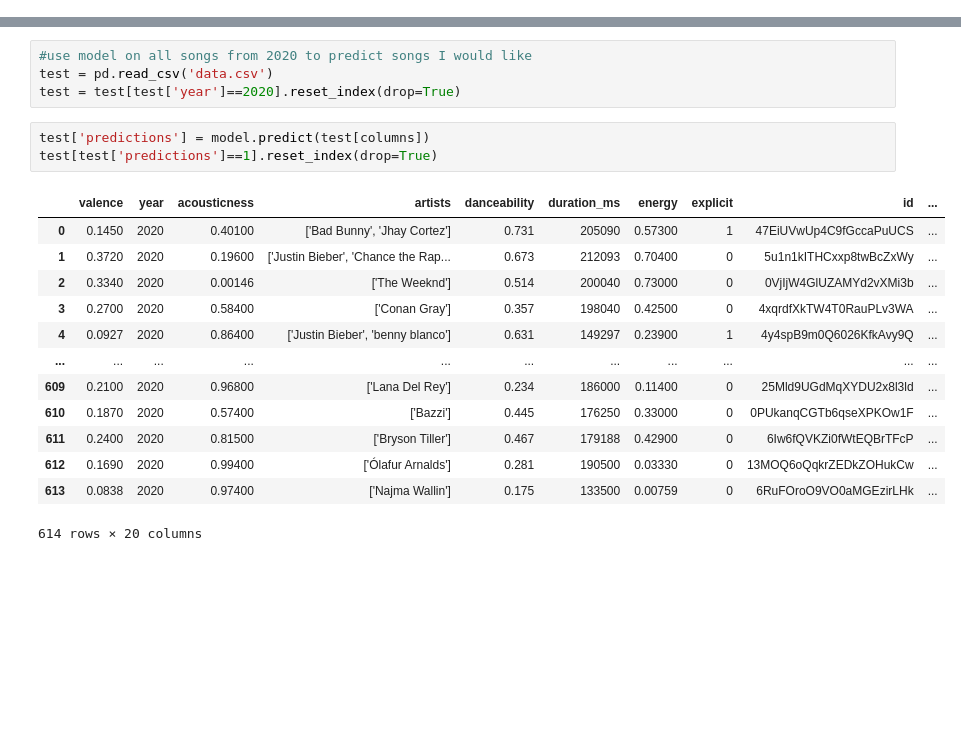
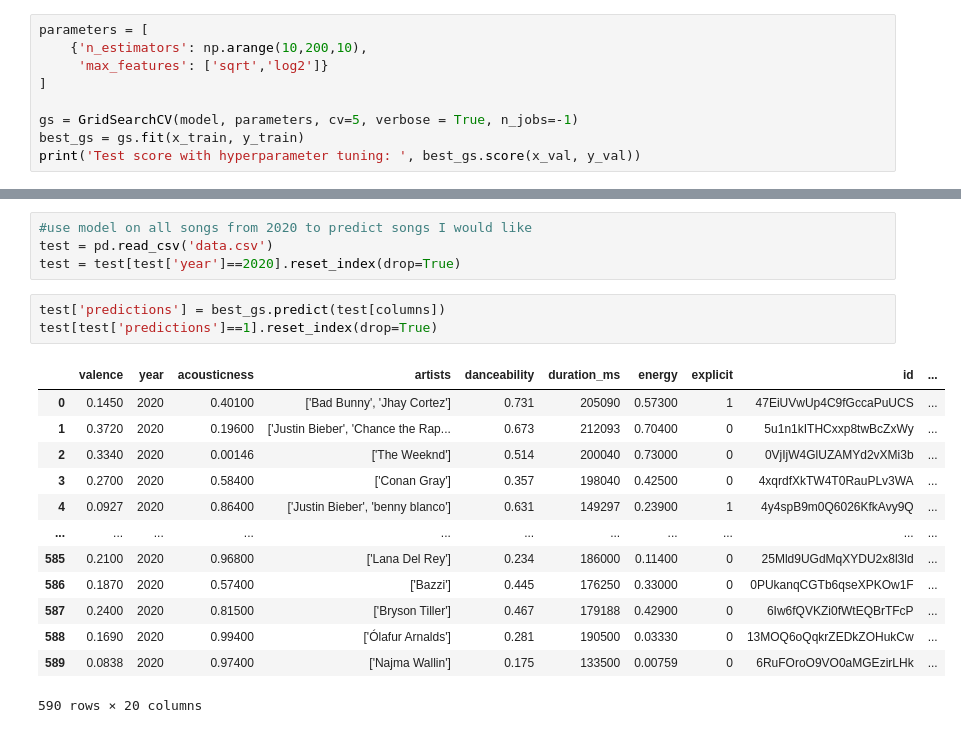
Before and after one commit to selenaalu/spotify_analysis, a Jupyter notebook: spotify.ipynb, the cells around one changed output, grey strips where cells are left out. Drawn from its saved outputs; the diff is of its cells as text; blank space fills up the shorter version.

```diff
--- a/spotify.ipynb
+++ b/spotify.ipynb
@@ -439,0 +528,9 @@ sns.heatmap(conf_matrix, cmap='Blues')
+# %%
+parameters = [
+    {'n_estimators': np.arange(10,200,10),
+     'max_features': ['sqrt','log2']}
+]
+
+gs = GridSearchCV(model, parameters, cv=5, verbose = True, n_jobs=-1)
+best_gs = gs.fit(x_train, y_train)
+print('Test score with hyperparameter tuning: ', best_gs.score(x_val, y_val))
@@ -442,19 +559,19 @@ sns.heatmap(conf_matrix, cmap='Blues')
 test = pd.read_csv('data.csv')
 test = test[test['year']==2020].reset_index(drop=True)
 # %%
-test['predictions'] = model.predict(test[columns])
+test['predictions'] = best_gs.predict(test[columns])
 test[test['predictions']==1].reset_index(drop=True)
 # %% [output]
 |  | valence | year | acousticness | artists | danceability | duration_ms | energy | explicit | id | ... |
 | 0 | 0.1450 | 2020 | 0.40100 | ['Bad Bunny', 'Jhay Cortez'] | 0.731 | 205090 | 0.57300 | 1 | 47EiUVwUp4C9fGccaPuUCS | ... |
 | 1 | 0.3720 | 2020 | 0.19600 | ['Justin Bieber', 'Chance the Rap... | 0.673 | 212093 | 0.70400 | 0 | 5u1n1kITHCxxp8twBcZxWy | ... |
 | 2 | 0.3340 | 2020 | 0.00146 | ['The Weeknd'] | 0.514 | 200040 | 0.73000 | 0 | 0VjIjW4GlUZAMYd2vXMi3b | ... |
 | 3 | 0.2700 | 2020 | 0.58400 | ['Conan Gray'] | 0.357 | 198040 | 0.42500 | 0 | 4xqrdfXkTW4T0RauPLv3WA | ... |
 | 4 | 0.0927 | 2020 | 0.86400 | ['Justin Bieber', 'benny blanco'] | 0.631 | 149297 | 0.23900 | 1 | 4y4spB9m0Q6026KfkAvy9Q | ... |
 | ... | ... | ... | ... | ... | ... | ... | ... | ... | ... | ... |
-| 609 | 0.2100 | 2020 | 0.96800 | ['Lana Del Rey'] | 0.234 | 186000 | 0.11400 | 0 | 25Mld9UGdMqXYDU2x8l3ld | ... |
-| 610 | 0.1870 | 2020 | 0.57400 | ['Bazzi'] | 0.445 | 176250 | 0.33000 | 0 | 0PUkanqCGTb6qseXPKOw1F | ... |
-| 611 | 0.2400 | 2020 | 0.81500 | ['Bryson Tiller'] | 0.467 | 179188 | 0.42900 | 0 | 6Iw6fQVKZi0fWtEQBrTFcP | ... |
-| 612 | 0.1690 | 2020 | 0.99400 | ['Ólafur Arnalds'] | 0.281 | 190500 | 0.03330 | 0 | 13MOQ6oQqkrZEDkZOHukCw | ... |
-| 613 | 0.0838 | 2020 | 0.97400 | ['Najma Wallin'] | 0.175 | 133500 | 0.00759 | 0 | 6RuFOroO9VO0aMGEzirLHk | ... |
+| 585 | 0.2100 | 2020 | 0.96800 | ['Lana Del Rey'] | 0.234 | 186000 | 0.11400 | 0 | 25Mld9UGdMqXYDU2x8l3ld | ... |
+| 586 | 0.1870 | 2020 | 0.57400 | ['Bazzi'] | 0.445 | 176250 | 0.33000 | 0 | 0PUkanqCGTb6qseXPKOw1F | ... |
+| 587 | 0.2400 | 2020 | 0.81500 | ['Bryson Tiller'] | 0.467 | 179188 | 0.42900 | 0 | 6Iw6fQVKZi0fWtEQBrTFcP | ... |
+| 588 | 0.1690 | 2020 | 0.99400 | ['Ólafur Arnalds'] | 0.281 | 190500 | 0.03330 | 0 | 13MOQ6oQqkrZEDkZOHukCw | ... |
+| 589 | 0.0838 | 2020 | 0.97400 | ['Najma Wallin'] | 0.175 | 133500 | 0.00759 | 0 | 6RuFOroO9VO0aMGEzirLHk | ... |
-614 rows × 20 columns
+590 rows × 20 columns
```
Also changed, not shown: parts of 24 cells of this notebook.
